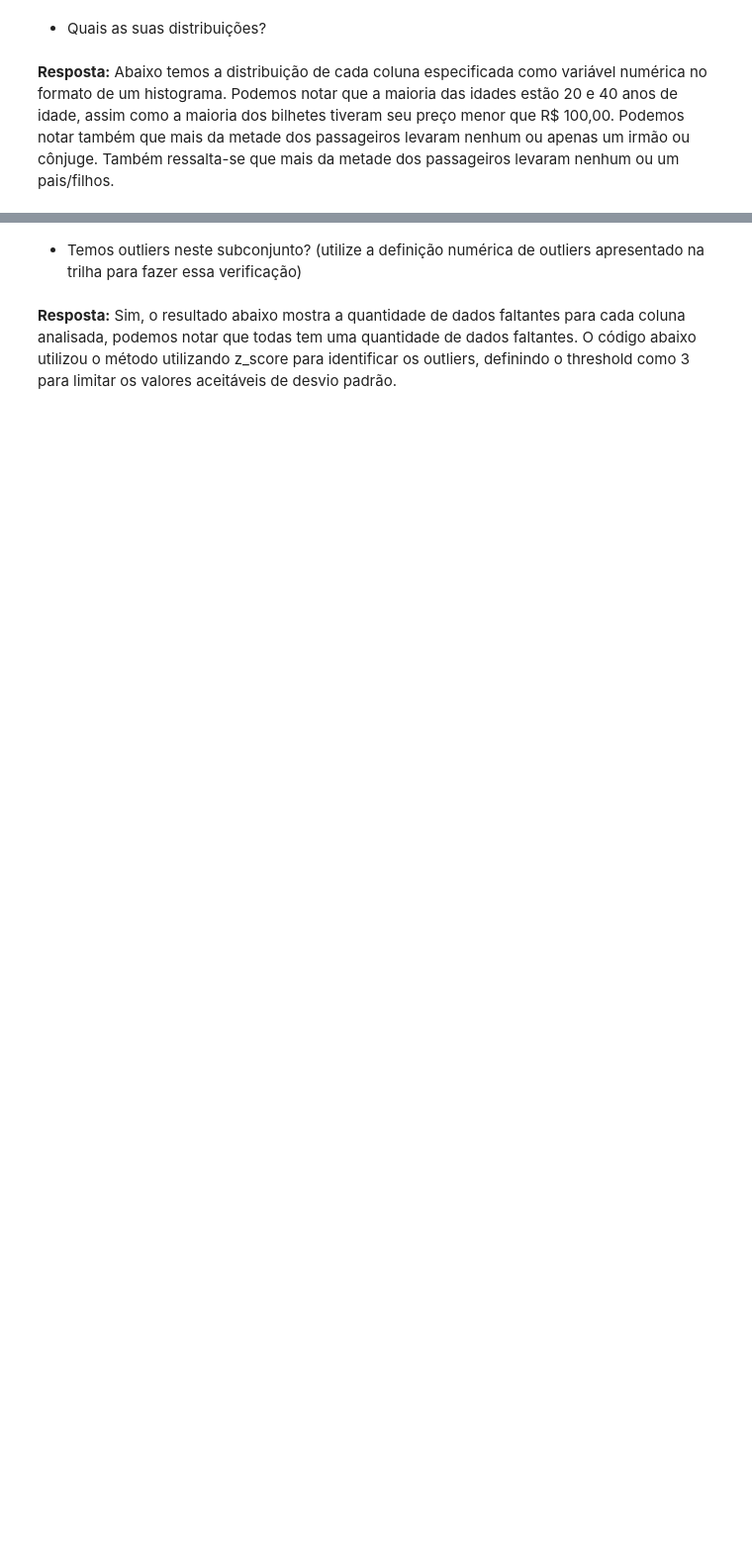
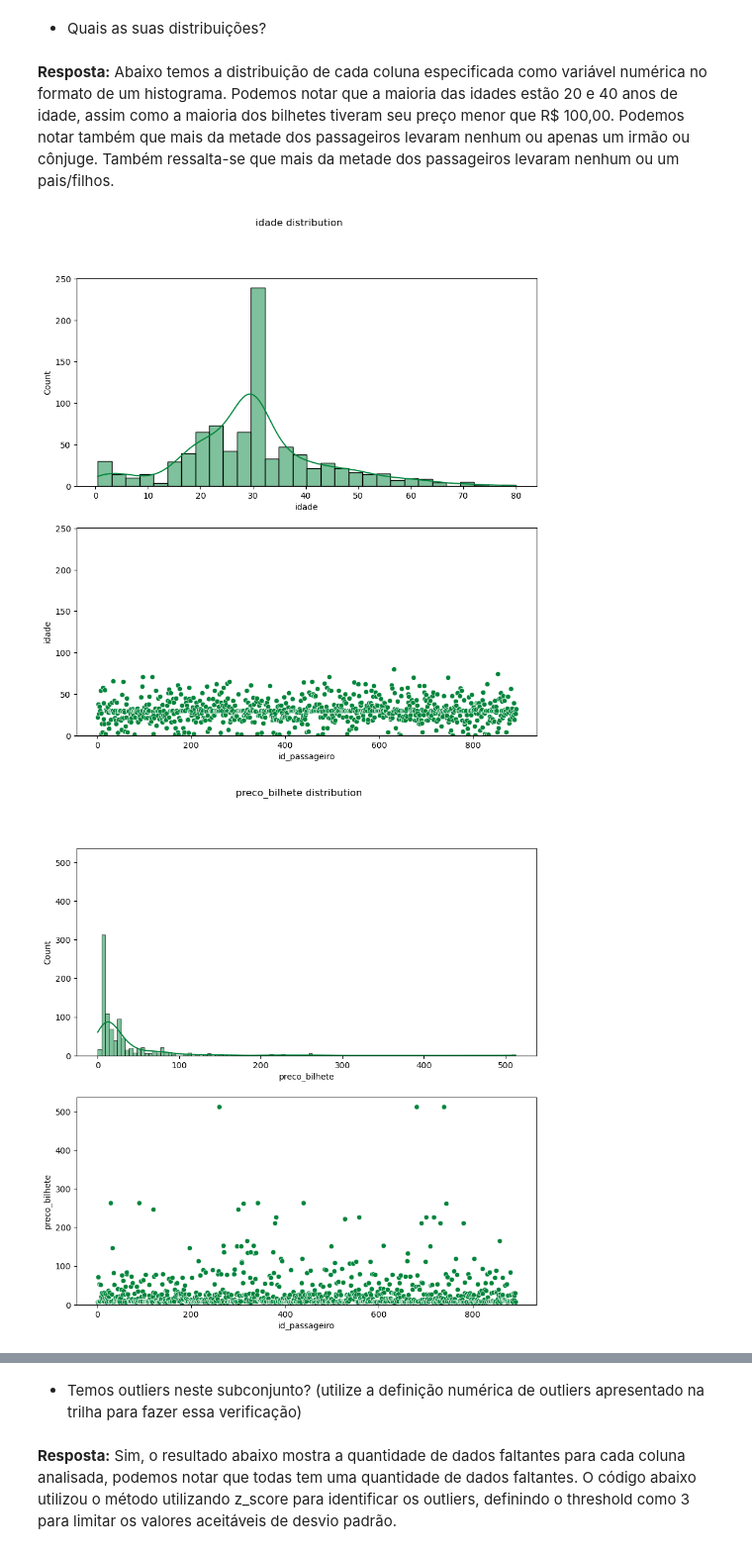
Before and after one commit to andreinamendes/titanic_cd, a Jupyter notebook: desafio.ipynb, the cells around one changed output, grey strips where cells are left out. Shown: that part at 99% size. Drawn from its saved outputs; the diff is of its cells as text; code cells hidden in the pictures; blank space fills up the shorter version.

```diff
--- a/desafio.ipynb
+++ b/desafio.ipynb
@@ -69,24 +79,20 @@ plot_missing_data(missing_discret_data)
 # %% [markdown]
 **Resposta:** Abaixo temos a distribuição de cada coluna especificada como variável numérica no formato de um histograma. Podemos notar que a maioria das idades estão 20 e 40 anos de idade, assim como a maioria dos bilhetes tiveram seu preço menor que R$ 100,00. Podemos notar também que mais da metade dos passageiros levaram nenhum ou apenas um irmão ou cônjuge. Também ressalta-se que mais da metade dos passageiros levaram nenhum ou um pais/filhos.
 # %%
-def plot_distribution_discret_variables(df):
-  # Define uma figura de tamanho (6, 2) para comportar a plotagem dos 4 histogramas no layout de uma matriz (2, 2)
-  fig, axes = plt.subplots(4, 2, figsize=(10, 10), sharey=True)
+def plot_distribution_discret_variables(df, feature):
+  # Define uma figura de tamanho (2, 1) para comportar a plotagem dos 4 histogramas no layout de uma matriz (2, 2)
+  fig, axes = plt.subplots(2, 1, figsize=(10, 10), sharey=True)
   # Definição do subtítulo do gráfico
-  fig.suptitle('Discrete variable distribution')
+  fig.suptitle(f'{feature} distribution')
   # Criação de um histograma de distribuição dos valores associados a coluna idade
-  sns.histplot(ax=axes[0][0], x="idade", data=df, color="#00853B", kde=True)
-  sns.scatterplot(ax=axes[0][1], data=df['idade'], color="#00853B")
-  # Criação de um histograma de distribuição dos valores associados a coluna preco_bilhete
-  sns.histplot(ax=axes[1][0], x="preco_bilhete", data=df, color="#00853B", bins=10, kde=True)
-  sns.scatterplot(ax=axes[1][1], data=df['preco_bilhete'], color="#00853B")
-  # Criação de um histograma de distribuição dos valores associados a coluna irmaos_conjuges_abordo
-  sns.histplot(ax=axes[2][0], x="irmaos_conjuges_abordo", data=df, color="#00853B", kde=True)
-  sns.scatterplot(ax=axes[2][1], data=df['irmaos_conjuges_abordo'], color="#00853B")
-  # Criação de um histograma de distribuição dos valores associados a coluna pais_filhos_abordo
-  sns.histplot(ax=axes[3][0], x="pais_filhos_abordo", data=df, color="#00853B", kde=True)
-  sns.scatterplot(ax=axes[3][1], data=df['pais_filhos_abordo'], color="#00853B")
-  # Mostrando a figura final com os 4 histogramas
+  sns.histplot(ax=axes[0], x=f"{feature}", data=df, color="#00853B", kde=True)
+  sns.scatterplot(ax=axes[1], data=df[feature], color="#00853B")
   plt.show()
 
-plot_distribution_discret_variables(df)
+plot_distribution_discret_variables(df, 'idade')
+plot_distribution_discret_variables(df, 'preco_bilhete')
+plot_distribution_discret_variables(df, 'irmaos_conjuges_abordo')
+plot_distribution_discret_variables(df, 'pais_filhos_abordo')
+# %% [output]
+[figure, added]
+[figure, added]
```
Also changed, not shown: parts of 48 cells of this notebook.
